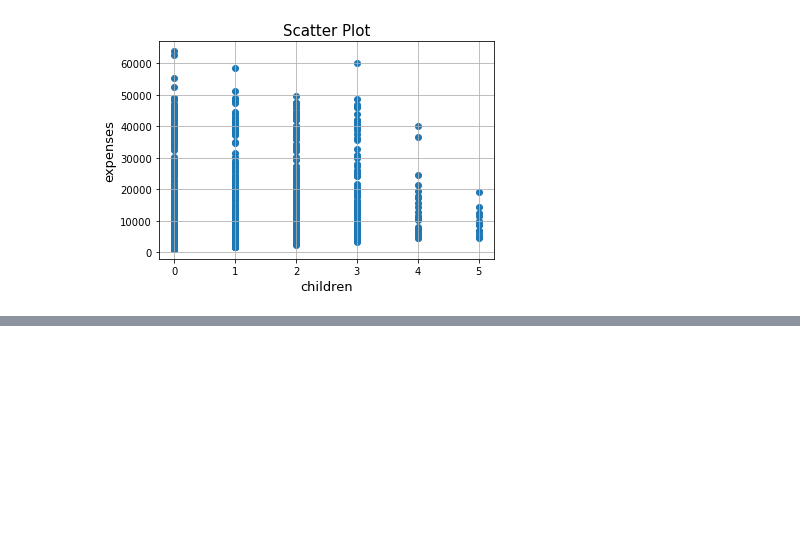
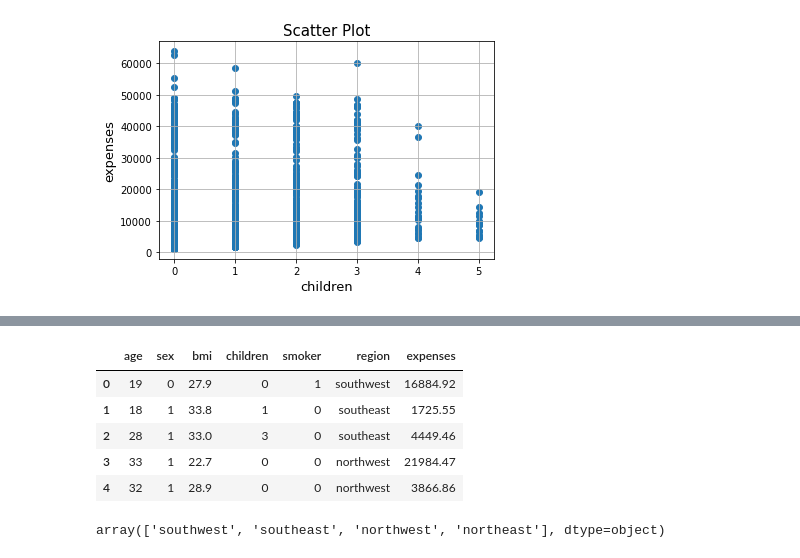
Before and after one commit to Meghana0804/Insurance-Premium, a Jupyter notebook: Insurance Premium NB.ipynb, the cells around one changed output, grey strips where cells are left out. Drawn from its saved outputs; the diff is of its cells as text; code cells hidden in the pictures; blank space fills up the shorter version.

```diff
--- a/Insurance Premium NB.ipynb
+++ b/Insurance Premium NB.ipynb
@@ -208,0 +253,13 @@ with sns.axes_style("white"):
+# %%
+data.head()
+# %% [output]
+|  | age | sex | bmi | children | smoker | region | expenses |
+| 0 | 19 | 0 | 27.9 | 0 | 1 | southwest | 16884.92 |
+| 1 | 18 | 1 | 33.8 | 1 | 0 | southeast | 1725.55 |
+| 2 | 28 | 1 | 33.0 | 3 | 0 | southeast | 4449.46 |
+| 3 | 33 | 1 | 22.7 | 0 | 0 | northwest | 21984.47 |
+| 4 | 32 | 1 | 28.9 | 0 | 0 | northwest | 3866.86 |
+# %%
+data['region'].unique()
+# %% [output]
+array(['southwest', 'southeast', 'northwest', 'northeast'], dtype=object)
```
Also changed, not shown: parts of 13 cells of this notebook.
